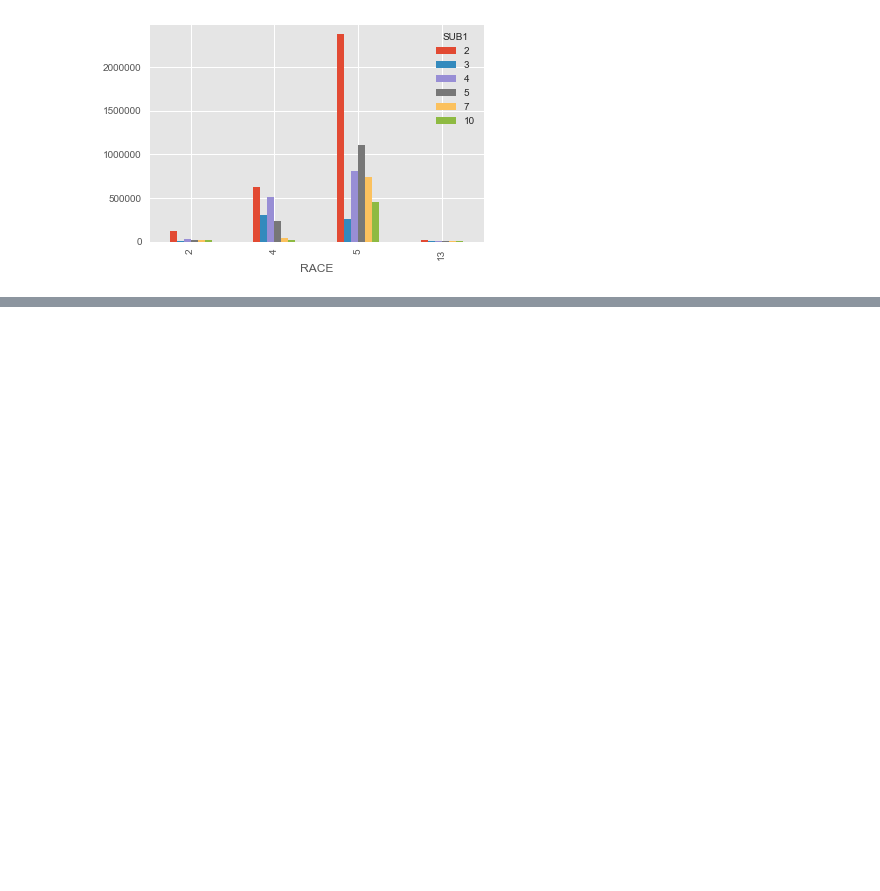
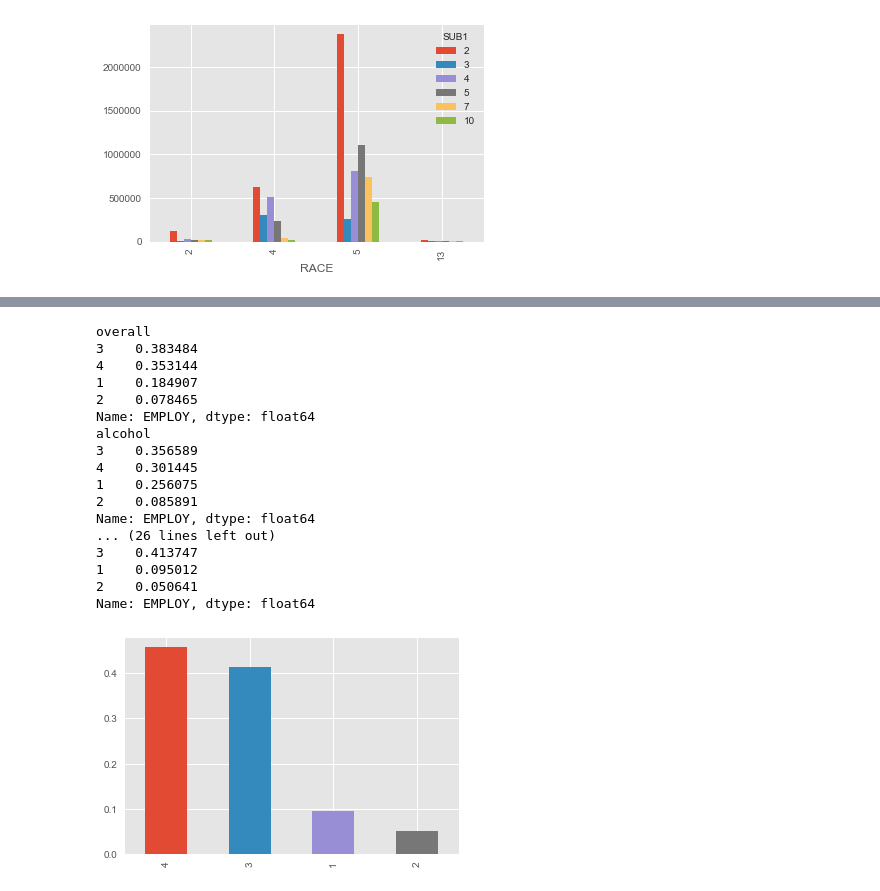
Before and after one commit to rve/DM-Lab, a Jupyter notebook: week5/analysis.ipynb, the cells around one changed output, grey strips where cells are left out. Drawn from its saved outputs; the diff is of its cells as text; code cells hidden in the pictures; blank space fills up the shorter version.

```diff
--- a/week5/week5_analysis.ipynb
+++ b/week5/analysis.ipynb
@@ -268,0 +327,67 @@ RACE
+# %%
+# finding relation: substance v.s. occupation
+
+df12 = df.query('NUMSUBS == 1 and EMPLOY >= 0')
+
+plt.figure()
+
+
+print "overall"
+c2 = df12['EMPLOY'].count()
+r2 = df12['EMPLOY'].value_counts() / c2
+print r2.head(4)
+
+print "alcohol"
+c2 = df12.query('ALCFLG == 1')['EMPLOY'].count()
+r2 = df12.query('ALCFLG == 1')['EMPLOY'].value_counts() / c2
+print r2.head(4)
+
+print "marijuana"
+c2 = df12.query('MARFLG == 1')['EMPLOY'].count()
+r2 = df12.query('MARFLG == 1')['EMPLOY'].value_counts() / c2
+print r2.head(4)
+
+print "meth"
+c2 = df12.query('MTHAMFLG == 1')['EMPLOY'].count()
+r2 = df12.query('MTHAMFLG == 1')['EMPLOY'].value_counts() / c2
+print r2.head(4)
+
+print "cocaine"
+c2 = df12.query('COKEFLG == 1')['EMPLOY'].count()
+r2 = df12.query('COKEFLG == 1')['EMPLOY'].value_counts() / c2
+print r2.head(4)
+
+print "heroin"
+c2 = df12.query('HERFLG == 1')['EMPLOY'].count()
+r2 = df12.query('HERFLG == 1')['EMPLOY'].value_counts() / c2
+print r2.head(4)
+ax = r2.plot(kind='bar')
+
+print "BENZFLG benzo"
+c2 = df12.query('BENZFLG == 1')['EMPLOY'].count()
+r2 = df12.query('BENZFLG == 1')['EMPLOY'].value_counts() / c2
+print r2.head(4)
+ax = r2.plot(kind='bar')
+plt.xticks(rotation='horizontal')
+
+
+plt.show()
+# %% [output]
+overall
+3    0.383484
+4    0.353144
+1    0.184907
+2    0.078465
+Name: EMPLOY, dtype: float64
+alcohol
+3    0.356589
+4    0.301445
+1    0.256075
+2    0.085891
+Name: EMPLOY, dtype: float64
+... (26 lines left out)
+3    0.413747
+1    0.095012
+2    0.050641
+Name: EMPLOY, dtype: float64
+[figure, added]
```
Also changed, not shown: parts of 3 cells of this notebook.
